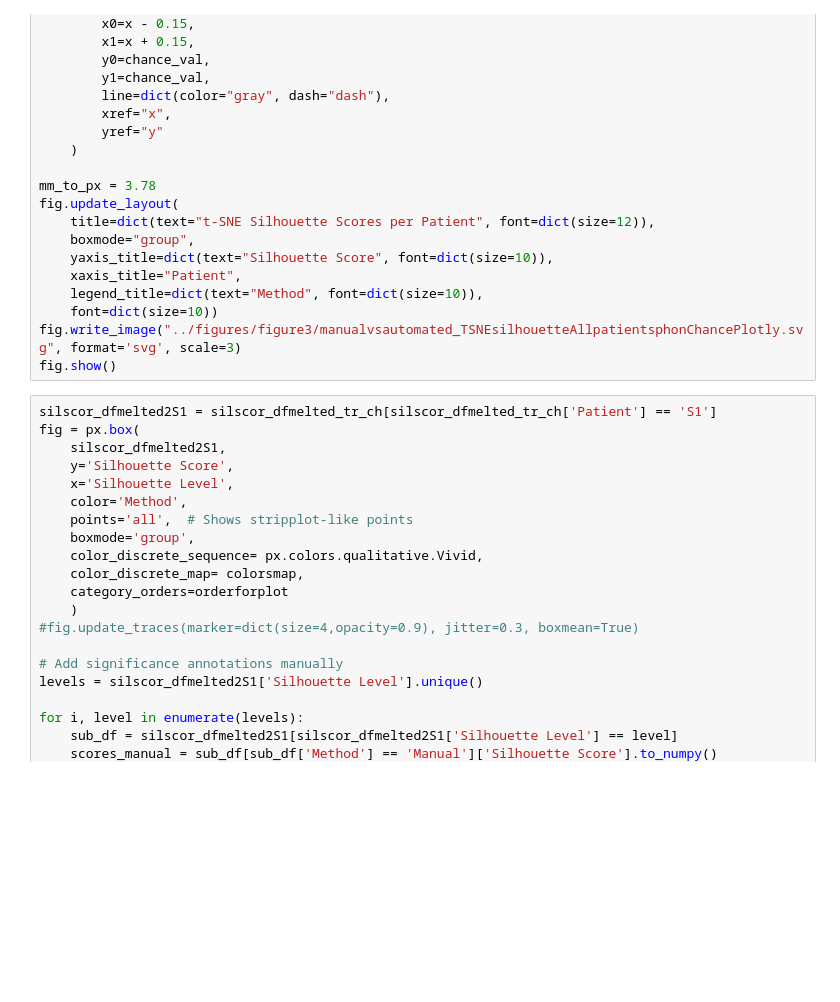
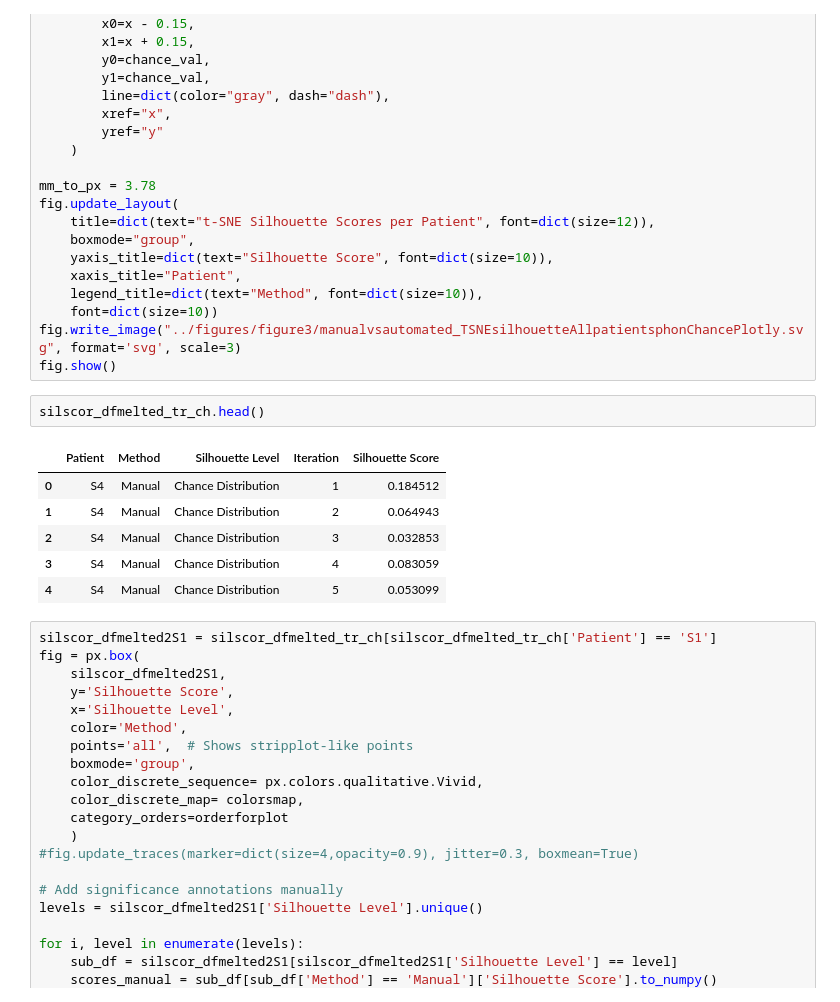
Before and after one commit to AhmedHD1/forced_alignment_4sBCI, a Jupyter notebook: notebooks/03_figure3_tsne.ipynb, the cells around one changed output. Saved outputs shown, nothing was run; the diff lists cells and outputs as text; blank space fills up the shorter version.

```diff
--- a/notebooks/03_figure3_tsne.ipynb
+++ b/notebooks/03_figure3_tsne.ipynb
@@ -259,6 +248,15 @@ fig.update_layout(
     font=dict(size=10))
 fig.write_image("../figures/figure3/manualvsautomated_TSNEsilhouetteAllpatientsphonChancePlotly.svg", format='svg', scale=3)
 fig.show()
+# %%
+silscor_dfmelted_tr_ch.head()
+# %% [output]
+|  | Patient | Method | Silhouette Level | Iteration | Silhouette Score |
+| 0 | S4 | Manual | Chance Distribution | 1 | 0.184512 |
+| 1 | S4 | Manual | Chance Distribution | 2 | 0.064943 |
+| 2 | S4 | Manual | Chance Distribution | 3 | 0.032853 |
+| 3 | S4 | Manual | Chance Distribution | 4 | 0.083059 |
+| 4 | S4 | Manual | Chance Distribution | 5 | 0.053099 |
 # %%
 silscor_dfmelted2S1 = silscor_dfmelted_tr_ch[silscor_dfmelted_tr_ch['Patient'] == 'S1']
 fig = px.box(
```
Also changed, not shown: parts of 5 cells of this notebook, 15 other files.
